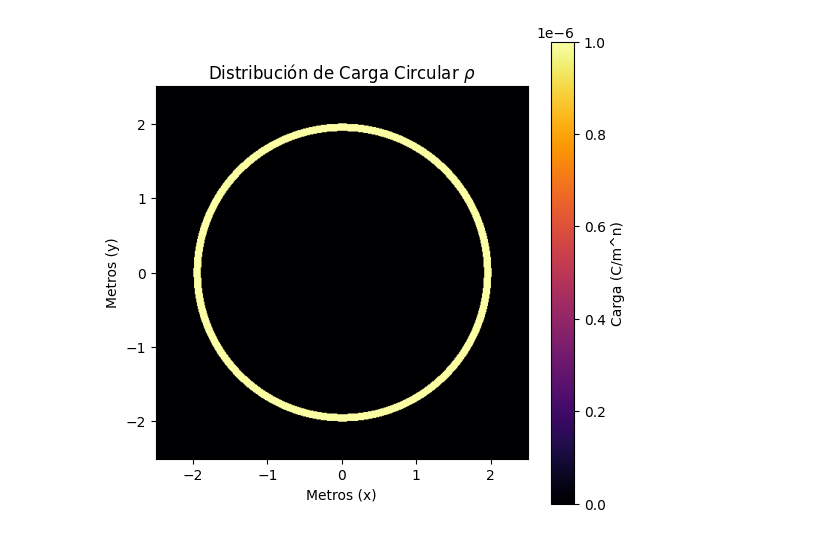
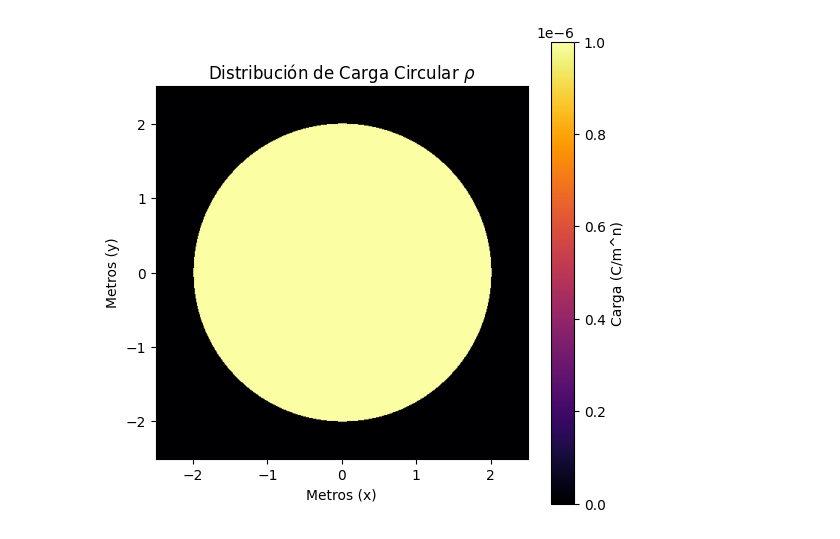
Before and after one commit to maama2004/Trabajo-FCIV-Grupo-09, a Jupyter notebook: Test circulo.ipynb, the cells around one changed output. Saved outputs shown, nothing was run; the diff lists cells and outputs as text; code cells hidden in the pictures.

```diff
--- a/Test circulo.ipynb
+++ b/Test circulo.ipynb
@@ -25,36 +25,31 @@ X,Y = np.meshgrid(x,y)
 
 # Formula del radio del circulo aplico al meshgrid
 R = np.sqrt(X**2 + Y**2)
-
-# Caso circulo (si quieres verlo, descomenta los 2 de abajo y comenta la sección del anillo)
-# radius_circle = 2
-# mask_circle = R <= radius_circle
-
-# Caso anillo
-r_out = 2 # metros
-r_in = 1.9 # metros
-mask_ring = (R <= r_out) & (R >= r_in)
-
-# Genera la densidad del mismo tamaño de la maya
-rho = np.zeros((My, Mx))
-
-# Valor arbitrario de la carga
-Q = 1e-6 # Coulomb
-
-# A la densidad se le aplica el filtro para que de la forma del circulo
-rho[mask_ring] = Q
-
-# Figura cuadrada
-plt.figure(figsize=(6,6))
-# Titulo
-plt.title(r"Distribución de Carga Circular $\rho$")
-# Se usa extent para que los ejes sean metros reales
-plt.imshow(rho, extent=[-Lx/2, Lx/2, -Ly/2, Ly/2], origin='lower', cmap='inferno')
-plt.colorbar(label='Carga (C/m^n)')
-plt.xlabel('Metros (x)')
-plt.ylabel('Metros (y)')
-# Quitamos la rejilla para que se vea más limpio
-plt.grid(False)
-plt.show()
-# %% [output]
-[figure, removed]
+# %%
+# Caso circulo
+radius_circle = 2
+mask_circle = R <= radius_circle
+
+# Genera la densidad del mismo tamaño de la maya
+rho = np.zeros((My, Mx))
+
+# Valor arbitrario de la carga
+Q = 1e-6 # Coulomb
+
+# A la densidad se le aplica el filtro para que de la forma del circulo
+rho[mask_circle] = Q
+
+# Figura cuadrada
+plt.figure(figsize=(6,6))
+# Titulo
+plt.title(r"Distribución de Carga Circular $\rho$")
+# Se usa extent para que los ejes sean metros reales
+plt.imshow(rho, extent=[-Lx/2, Lx/2, -Ly/2, Ly/2], origin='lower', cmap='inferno')
+plt.colorbar(label='Carga (C/m^n)')
+plt.xlabel('Metros (x)')
+plt.ylabel('Metros (y)')
+# Quitamos la rejilla para que se vea más limpio
+plt.grid(False)
+plt.show()
+# %% [output]
+[figure, added]
```
Also changed, not shown: parts of 1 cell of this notebook, 30 other files.
